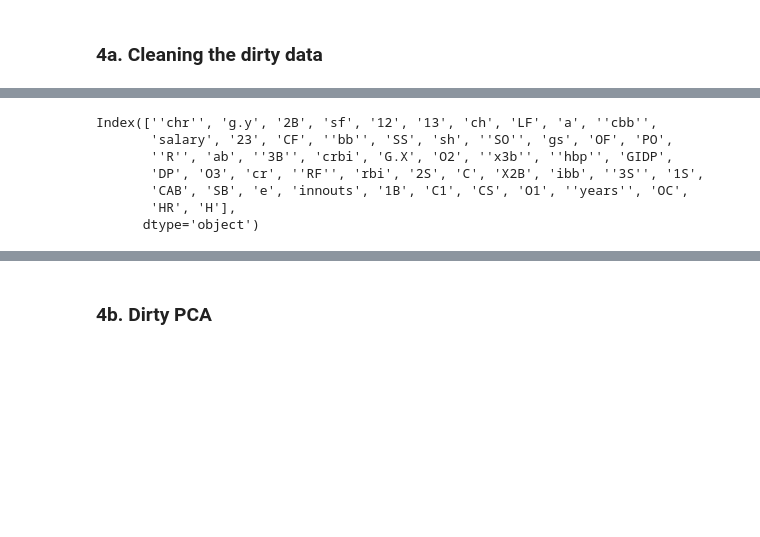
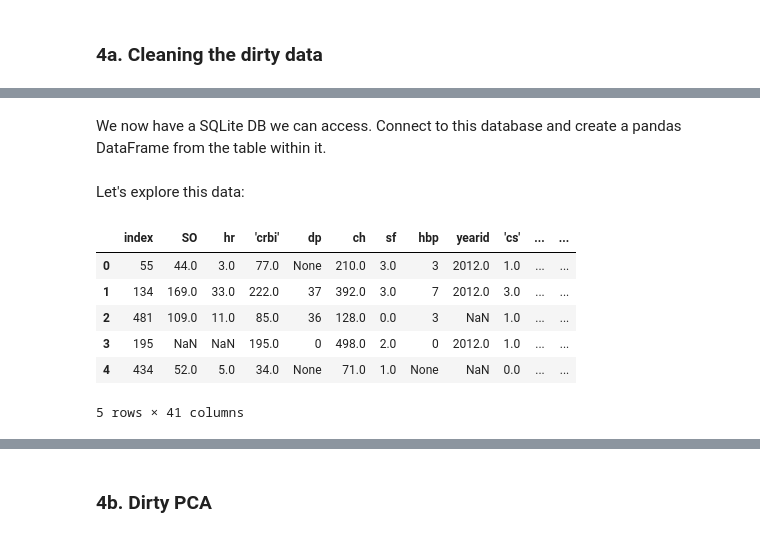
Before and after one commit to wmceachen/giants, a Jupyter notebook: Project_T_final_instructor_version.ipynb, the cells around one changed output, grey strips where cells are left out. Cells and saved outputs as stored; diff of their text form; code cells hidden in the pictures; blank space fills up the shorter version.

```diff
--- a/Project_T_final_instructor_version.ipynb
+++ b/Project_T_final_instructor_version.ipynb
@@ -419,10 +389,0 @@ In order to make predictions, you will need to find the column that contains the
-# %%
-dirtied_data.columns
-# %% [output]
-Index([''chr'', 'g.y', '2B', 'sf', '12', '13', 'ch', 'LF', 'a', ''cbb'',
-       'salary', '23', 'CF', ''bb'', 'SS', 'sh', ''SO'', 'gs', 'OF', 'PO',
-       ''R'', 'ab', ''3B'', 'crbi', 'G.X', 'O2', ''x3b'', ''hbp'', 'GIDP',
-       'DP', 'O3', 'cr', ''RF'', 'rbi', '2S', 'C', 'X2B', 'ibb', ''3S'', '1S',
-       'CAB', 'SB', 'e', 'innouts', '1B', 'C1', 'CS', 'O1', ''years'', 'OC',
-       'HR', 'H'],
-      dtype='object')
@@ -432,0 +390,2 @@ y_dirty = dirtied_data[salary]
+# %% [markdown]
+We now have a SQLite DB we can access. Connect to this database and create a pandas DataFrame from the table within it.
@@ -432,0 +396,12 @@ y_dirty = dirtied_data[salary]
+# %% [markdown]
+Let's explore this data:
+# %%
+dirty_data.head()
+# %% [output]
+|  | index | SO | hr | 'crbi' | dp | ch | sf | hbp | yearid | 'cs' | ... | ... |
+| 0 | 55 | 44.0 | 3.0 | 77.0 | None | 210.0 | 3.0 | 3 | 2012.0 | 1.0 | ... | ... |
+| 1 | 134 | 169.0 | 33.0 | 222.0 | 37 | 392.0 | 3.0 | 7 | 2012.0 | 3.0 | ... | ... |
+| 2 | 481 | 109.0 | 11.0 | 85.0 | 36 | 128.0 | 0.0 | 3 | NaN | 1.0 | ... | ... |
+| 3 | 195 | NaN | NaN | 195.0 | 0 | 498.0 | 2.0 | 0 | 2012.0 | 1.0 | ... | ... |
+| 4 | 434 | 52.0 | 5.0 | 34.0 | None | 71.0 | 1.0 | None | NaN | 0.0 | ... | ... |
+5 rows × 41 columns
```
Also changed, not shown: parts of 65 cells of this notebook.
